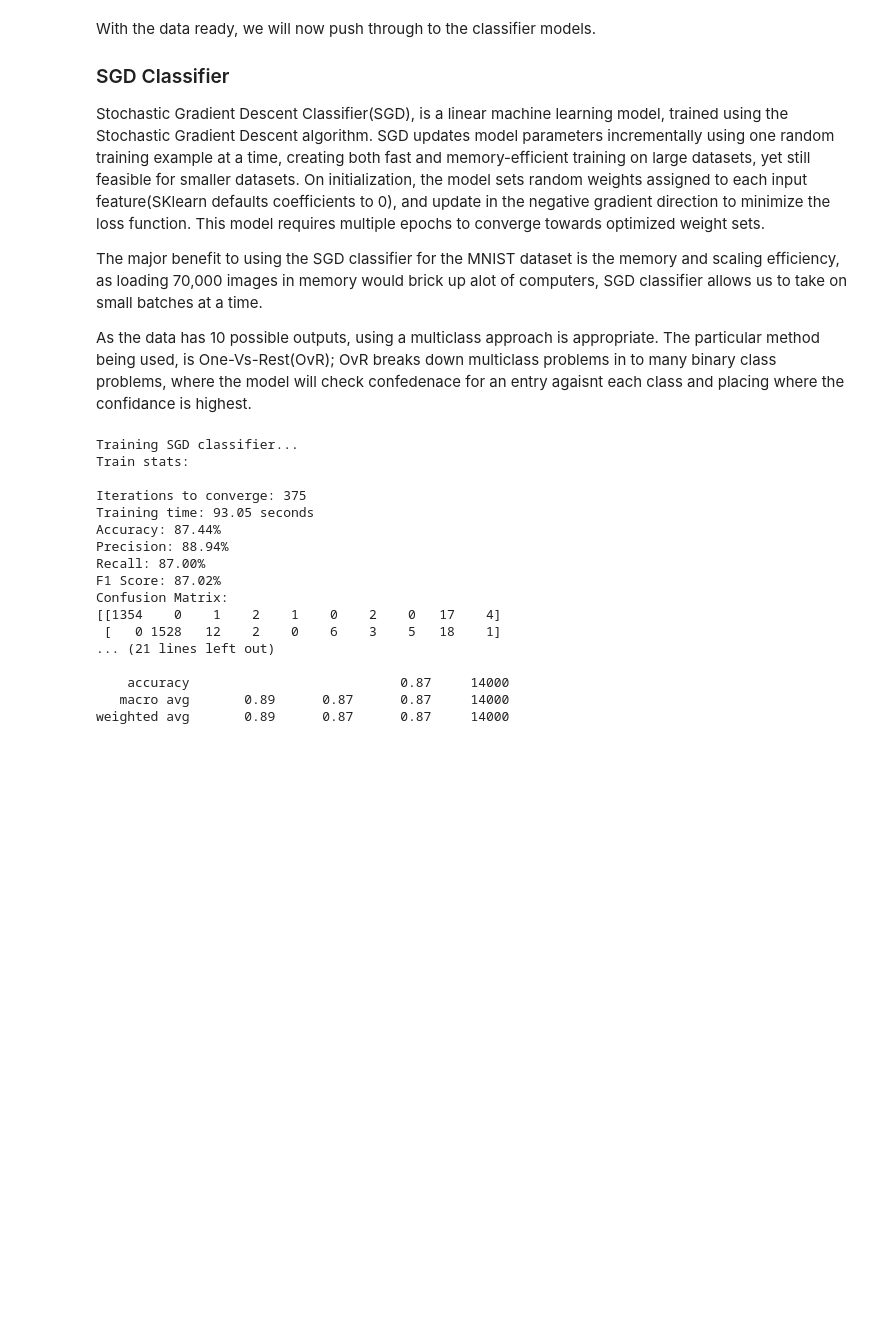
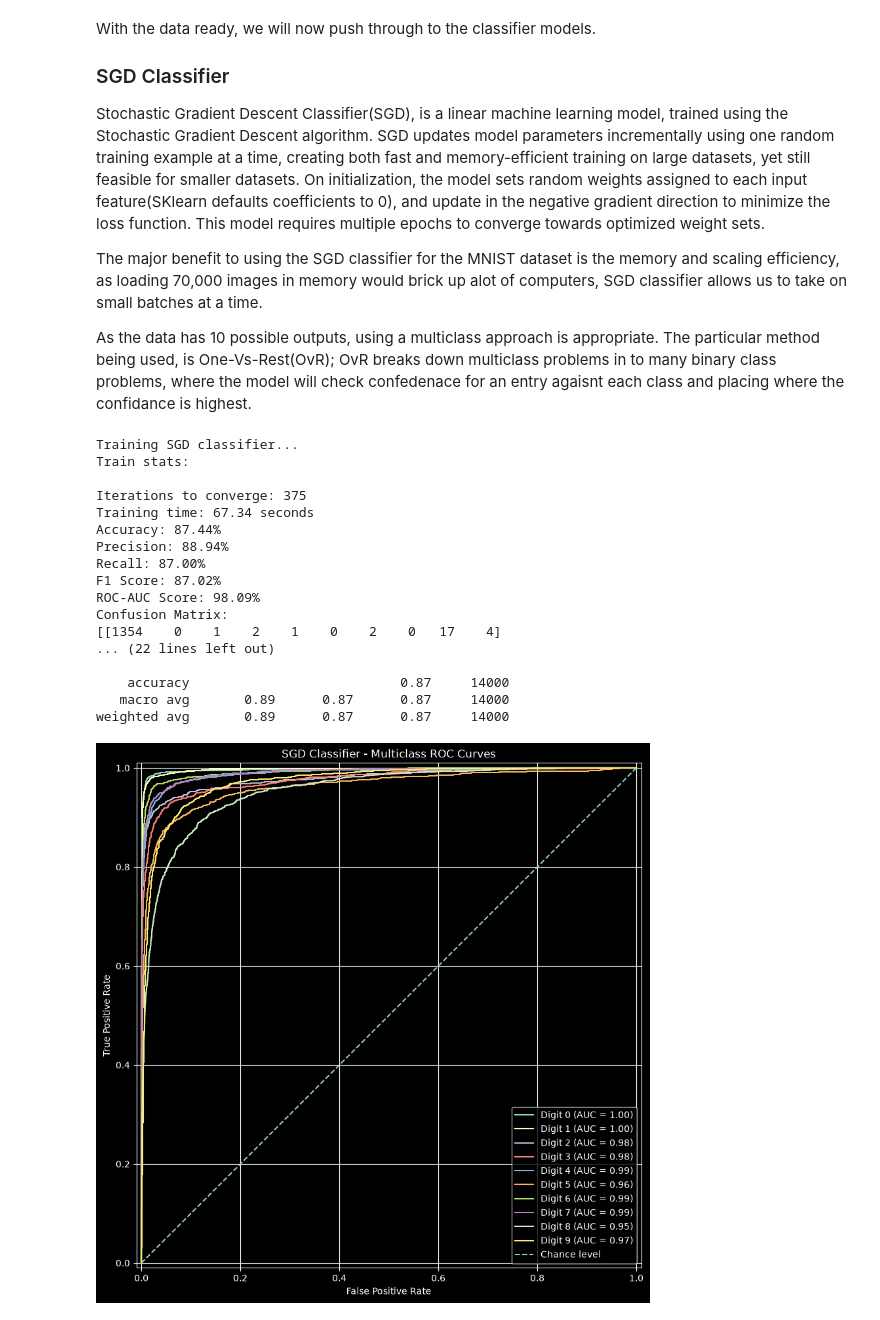
Before and after one commit to LilLorax-au/machine_learning_workflow, a Jupyter notebook: Machine Learning Workflow.ipynb, the cells around one changed output. Drawn from its saved outputs; the diff is of its cells as text; code cells hidden in the pictures; blank space fills up the shorter version.

Commit message:
Done the rest of the sections now, it is really dirty and needs a tidy, but the code does what it needs to, just the writting is very mid

```diff
--- a/Machine Learning Workflow.ipynb
+++ b/Machine Learning Workflow.ipynb
@@ -73,8 +75,11 @@ The major benefit to using the SGD classifier for the MNIST dataset is the memor
 As the data has 10 possible outputs, using a multiclass approach is appropriate. The particular method being used, is One-Vs-Rest(OvR); OvR breaks down multiclass problems in to many binary class problems, where the model will check confedenace for an entry agaisnt each class and placing where the confidance is highest.
 # %%
 from sklearn.linear_model import SGDClassifier
-from sklearn.metrics import accuracy_score, precision_score, recall_score, f1_score, confusion_matrix, classification_report
+from sklearn.metrics import accuracy_score, precision_score, recall_score, f1_score, confusion_matrix, \
+    classification_report, roc_auc_score, RocCurveDisplay
 import time
+import matplotlib.pyplot as plt
+from sklearn.preprocessing import label_binarize
 
 # Initialize and train the model
 sgd_clf = SGDClassifier(random_state = 42)
@@ -89,36 +94,65 @@ print("Train stats: \n"
       f"\nTraining time: {(t_end - t_start):.2f} seconds")
 
 # Testing
 # First generate predictions based of none labeled test data, model will attempt to class under a existing label from training data
 y_pred = sgd_clf.predict(X_test)
+# Get predicted probabilities for positive class, for AUC
+y_score = sgd_clf.decision_function(X_test)
+
+y_test_bin = label_binarize(y_test, classes=sgd_clf.classes_)
+roc_auc = roc_auc_score(y_test_bin, y_score, average="macro", multi_class="ovr")
+
 
 # Print individual metrics
 print(f"Accuracy: {accuracy_score(y_test, y_pred)*100:.2f}%")
 print(f"Precision: {precision_score(y_test, y_pred, average="macro")*100:.2f}%")
 print(f"Recall: {recall_score(y_test, y_pred, average="macro")*100:.2f}%")
 print(f"F1 Score: {f1_score(y_test, y_pred, average="macro")*100:.2f}%")
+print(f"ROC-AUC Score: {roc_auc*100:.2f}%")
 
 # Print confusion matrix plus full summary
 print(f"Confusion Matrix: \n{confusion_matrix(y_test, y_pred)}")
 print(f"Classification Report:\n{classification_report(y_test,y_pred)}")
+
+# Plot ROC curves for each class using One-vs-Rest
+fig, ax = plt.subplots(figsize=(10, 10))
+
+for i, digit in enumerate(sgd_clf.classes_):
+    RocCurveDisplay.from_predictions(
+        y_test_bin[:, i],
+        y_score[:, i],
+        name=f"Digit {digit}",
+        ax=ax
+    )
+
+ax.plot([0, 1], [0, 1], linestyle="--", label="Chance level")
+
+ax.set_title("SGD Classifier - Multiclass ROC Curves")
+ax.set_xlabel("False Positive Rate")
+ax.set_ylabel("True Positive Rate")
+ax.legend()
+ax.grid(True)
+
+plt.show()
 # %% [output]
 Training SGD classifier...
 Train stats:
 
 Iterations to converge: 375
-Training time: 93.05 seconds
+Training time: 67.34 seconds
 Accuracy: 87.44%
 Precision: 88.94%
 Recall: 87.00%
 F1 Score: 87.02%
+ROC-AUC Score: 98.09%
 Confusion Matrix:
 [[1354    0    1    2    1    0    2    0   17    4]
- [   0 1528   12    2    0    6    3    5   18    1]
-... (21 lines left out)
+... (22 lines left out)
 
     accuracy                           0.87     14000
    macro avg       0.89      0.87      0.87     14000
 weighted avg       0.89      0.87      0.87     14000
+[figure, added]
 # %% [markdown]
 ### Interpretation
 
```
Also changed, not shown: parts of 38 cells of this notebook.
